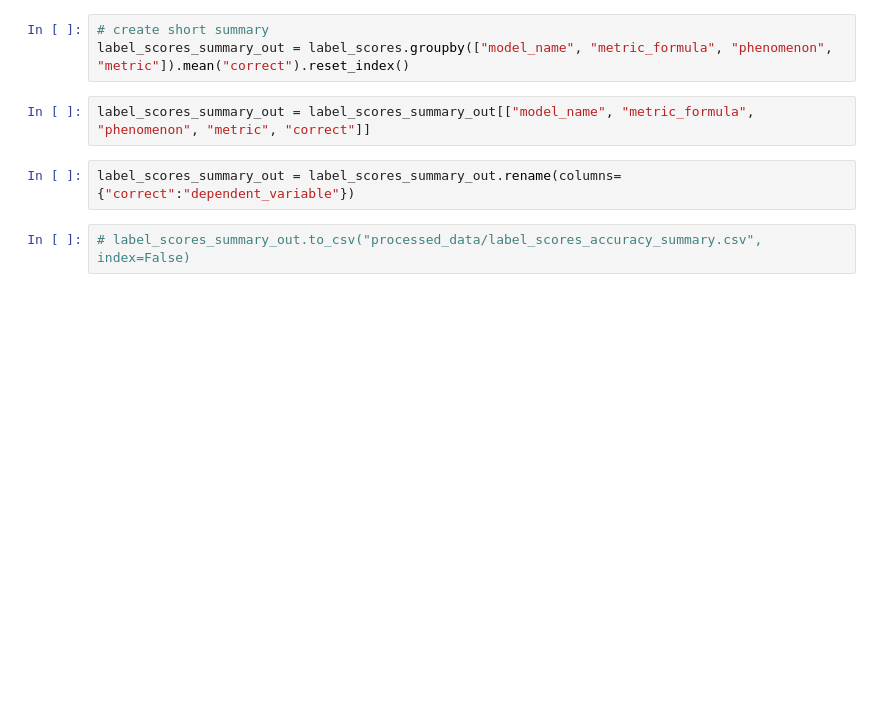
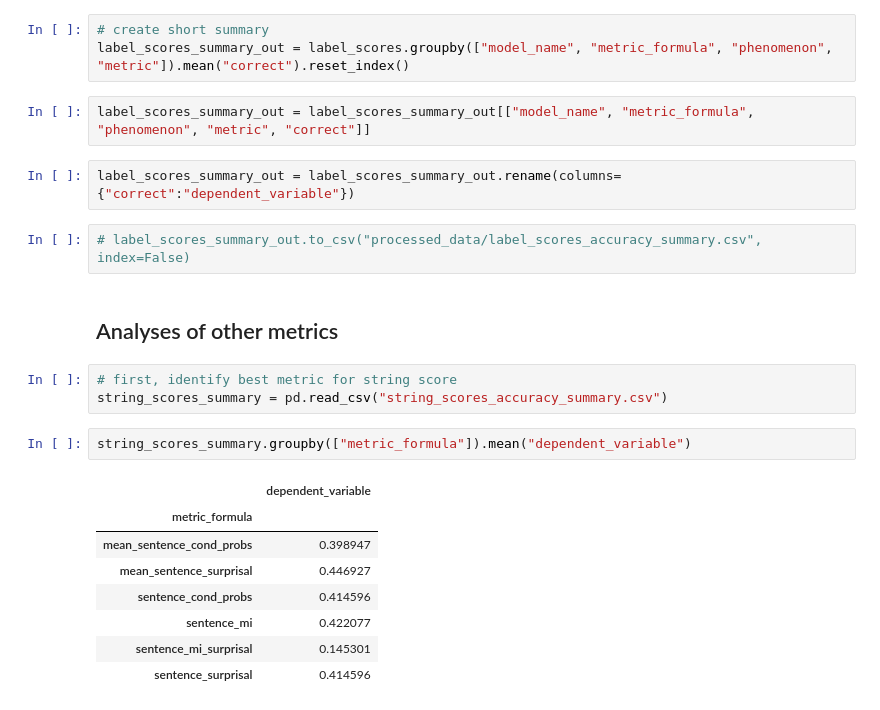
Before and after one commit to polina-tsvilodub/LLM_link, a Jupyter notebook: analysis/01_label_scores_analysis.ipynb, the cells around one changed output. Cells and saved outputs as stored; diff of their text form; blank space fills up the shorter version.

```diff
--- a/analysis/01_label_scores_analysis.ipynb
+++ b/analysis/01_label_scores_analysis.ipynb
@@ -894,3 +931,19 @@ label_scores_summary_out = label_scores_summary_out[["model_name", "metric_formu
 label_scores_summary_out = label_scores_summary_out.rename(columns={"correct":"dependent_variable"})
 # %%
 # label_scores_summary_out.to_csv("processed_data/label_scores_accuracy_summary.csv", index=False)
+# %% [markdown]
+## Analyses of other metrics
+# %%
+# first, identify best metric for string score
+string_scores_summary = pd.read_csv("string_scores_accuracy_summary.csv")
+# %%
+string_scores_summary.groupby(["metric_formula"]).mean("dependent_variable")
+# %% [output]
+|  | dependent_variable |
+| metric_formula |  |
+| mean_sentence_cond_probs | 0.398947 |
+| mean_sentence_surprisal | 0.446927 |
+| sentence_cond_probs | 0.414596 |
+| sentence_mi | 0.422077 |
+| sentence_mi_surprisal | 0.145301 |
+| sentence_surprisal | 0.414596 |
```
Also changed, not shown: parts of 10 cells of this notebook, 2 other files.
